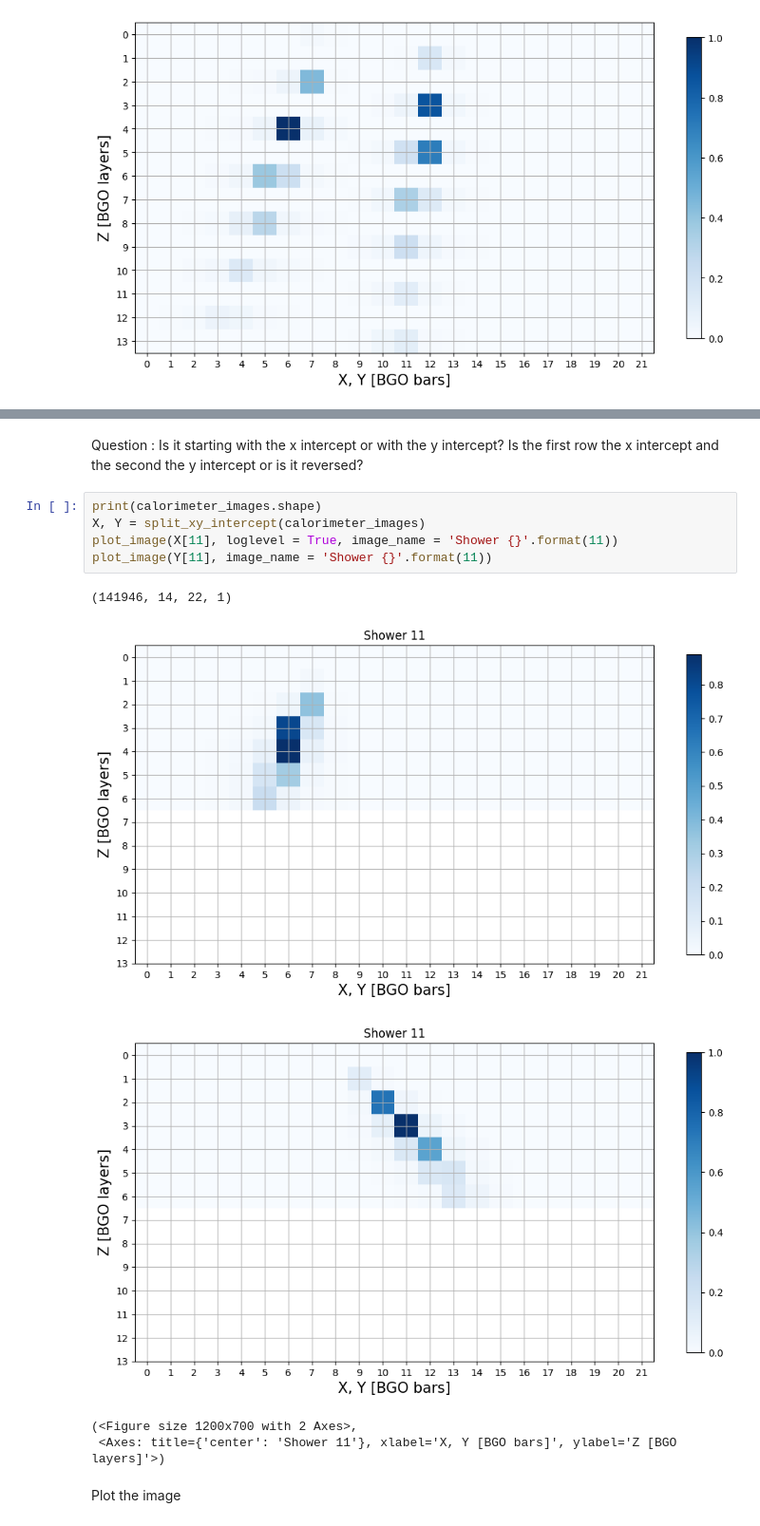
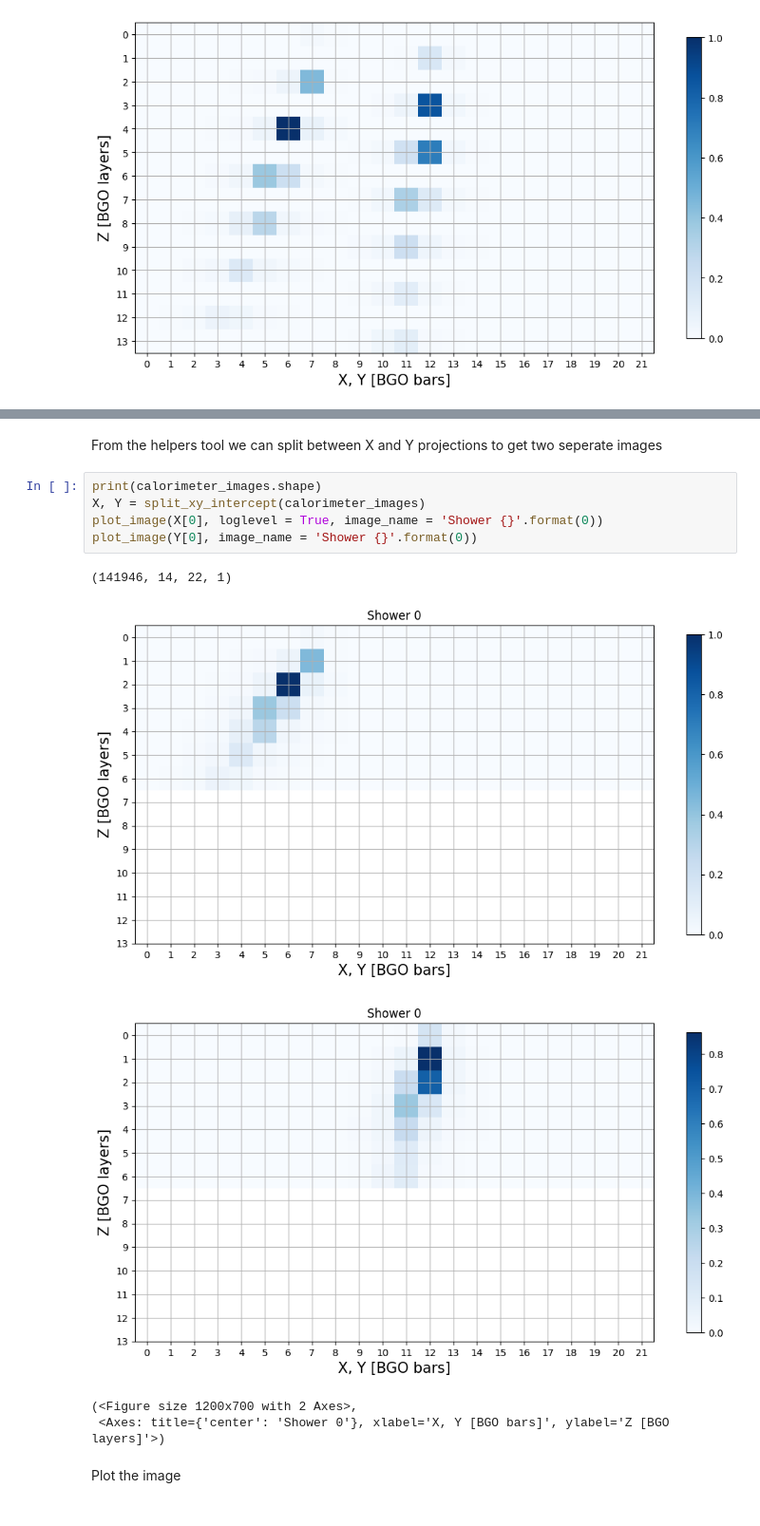
Before and after one commit to adam-eva/dampe-calorimeter, a Jupyter notebook: notebook.ipynb, the cells around one changed output, grey strips where cells are left out. Shown at 95% size. Saved outputs shown, nothing was run; the diff lists cells and outputs as text.

```diff
--- a/notebook.ipynb
+++ b/notebook.ipynb
@@ -92,18 +87,18 @@ The total energy of the shower and the max energy of a bar are also shown.
 Note that there seem to be two lines alternating every row - this is the x-z and y-z split of the calormiter alternating each layer!
 
 **The exercises can be found in the `README.md`**
-# %% [markdown]
-Question : Is it starting with the x intercept or with the y intercept? Is the first row the x intercept and the second the y intercept or is it reversed?
+# %% [markdown]
+From the helpers tool we can split between X and Y projections to get two seperate images
 # %%
 print(calorimeter_images.shape)
 X, Y = split_xy_intercept(calorimeter_images)
-plot_image(X[11], loglevel = True, image_name = 'Shower {}'.format(11))
-plot_image(Y[11], image_name = 'Shower {}'.format(11))
+plot_image(X[0], loglevel = True, image_name = 'Shower {}'.format(0))
+plot_image(Y[0], image_name = 'Shower {}'.format(0))
 # %% [output]
 (141946, 14, 22, 1)
-[figure, old version]
+[figure, new version]
-[figure, old version]
+[figure, new version]
 (<Figure size 1200x700 with 2 Axes>,
- <Axes: title={'center': 'Shower 11'}, xlabel='X, Y [BGO bars]', ylabel='Z [BGO layers]'>)
+ <Axes: title={'center': 'Shower 0'}, xlabel='X, Y [BGO bars]', ylabel='Z [BGO layers]'>)
 # %% [markdown]
 Plot the image
```
Also changed, not shown: parts of 29 cells of this notebook, 3 other files.
